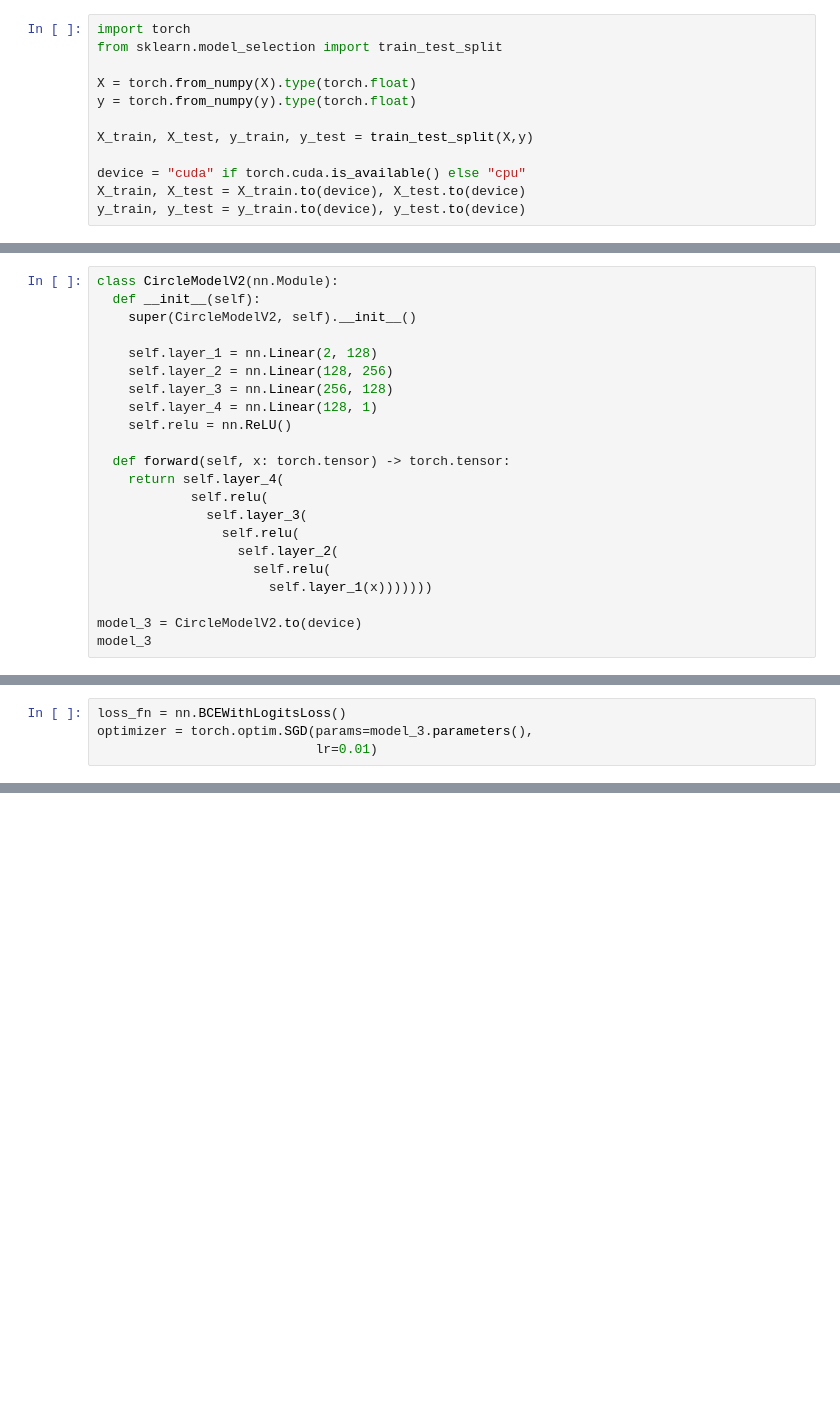
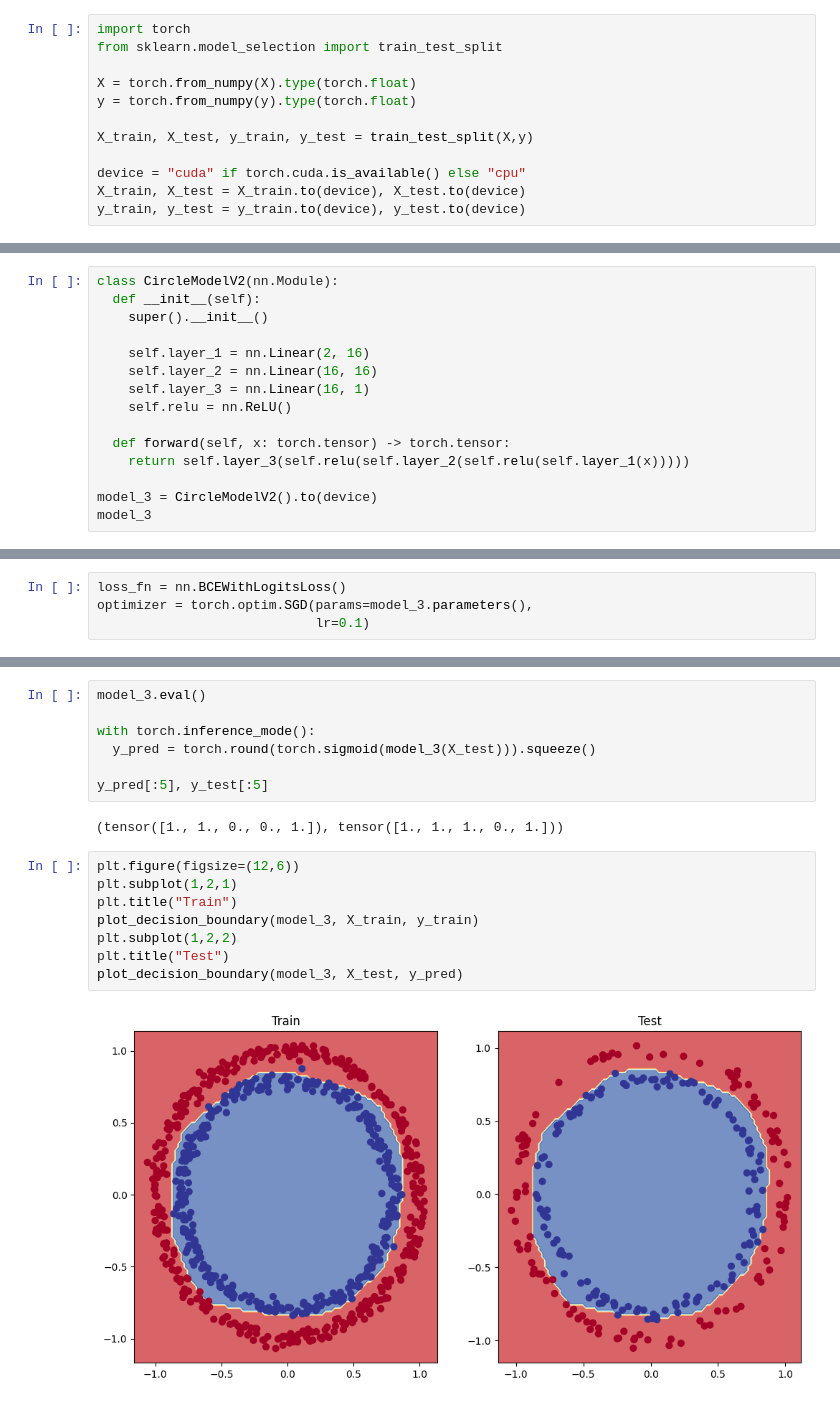
Before and after one commit to shawakash/Ml-Projects, a Jupyter notebook: 02_neural_network.ipynb, the cells around one changed output, grey strips where cells are left out. Cells and saved outputs as stored; diff of their text form; blank space fills up the shorter version.

Commit message:
Ploting the training and testing

```diff
--- a/02_neural_network.ipynb
+++ b/02_neural_network.ipynb
@@ -307,22 +444,15 @@ plt.scatter(X_test[:,0], X_test[:,1], c=y_test)
 # %%
 class CircleModelV2(nn.Module):
   def __init__(self):
-    super(CircleModelV2, self).__init__()
+    super().__init__()
 
-    self.layer_1 = nn.Linear(2, 128)
-    self.layer_2 = nn.Linear(128, 256)
-    self.layer_3 = nn.Linear(256, 128)
-    self.layer_4 = nn.Linear(128, 1)
+    self.layer_1 = nn.Linear(2, 16)
+    self.layer_2 = nn.Linear(16, 16)
+    self.layer_3 = nn.Linear(16, 1)
     self.relu = nn.ReLU()
 
   def forward(self, x: torch.tensor) -> torch.tensor:
-    return self.layer_4(
-            self.relu(
-              self.layer_3(
-                self.relu(
-                  self.layer_2(
-                    self.relu(
-                      self.layer_1(x)))))))
+    return self.layer_3(self.relu(self.layer_2(self.relu(self.layer_1(x)))))
 
-model_3 = CircleModelV2.to(device)
+model_3 = CircleModelV2().to(device)
 model_3
@@ -329,7 +466,7 @@ model_3
 # %%
 loss_fn = nn.BCEWithLogitsLoss()
 optimizer = torch.optim.SGD(params=model_3.parameters(),
-                            lr=0.01)
+                            lr=0.1)
 # %%
 # Training
 
@@ -367,0 +523,19 @@ for epoch in range(epochs):
+# %%
+model_3.eval()
+
+with torch.inference_mode():
+  y_pred = torch.round(torch.sigmoid(model_3(X_test))).squeeze()
+
+y_pred[:5], y_test[:5]
+# %% [output]
+(tensor([1., 1., 0., 0., 1.]), tensor([1., 1., 1., 0., 1.]))
+# %%
+plt.figure(figsize=(12,6))
+plt.subplot(1,2,1)
+plt.title("Train")
+plot_decision_boundary(model_3, X_train, y_train)
+plt.subplot(1,2,2)
+plt.title("Test")
+plot_decision_boundary(model_3, X_test, y_pred)
+# %% [output]
+[figure, added]
```
Also changed, not shown: parts of 29 cells of this notebook.
